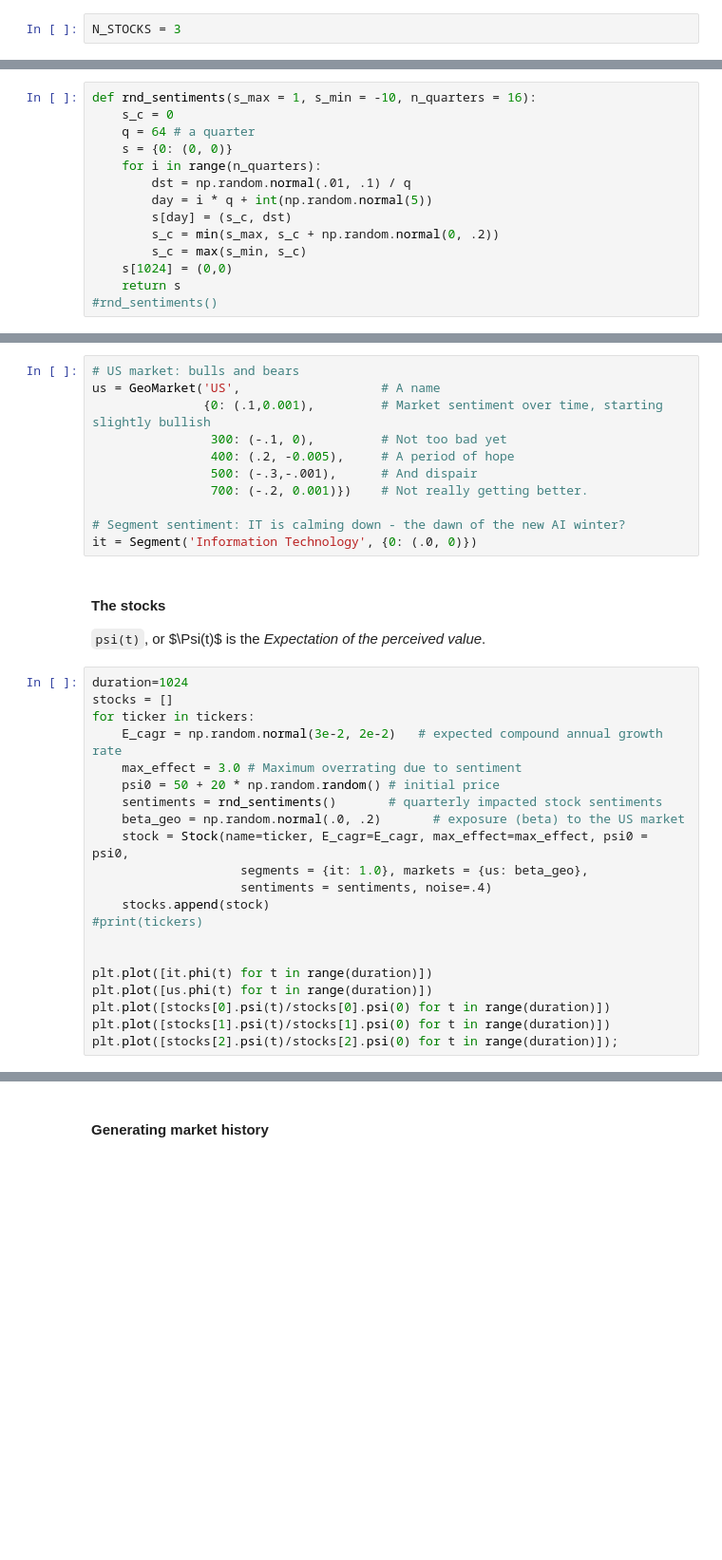
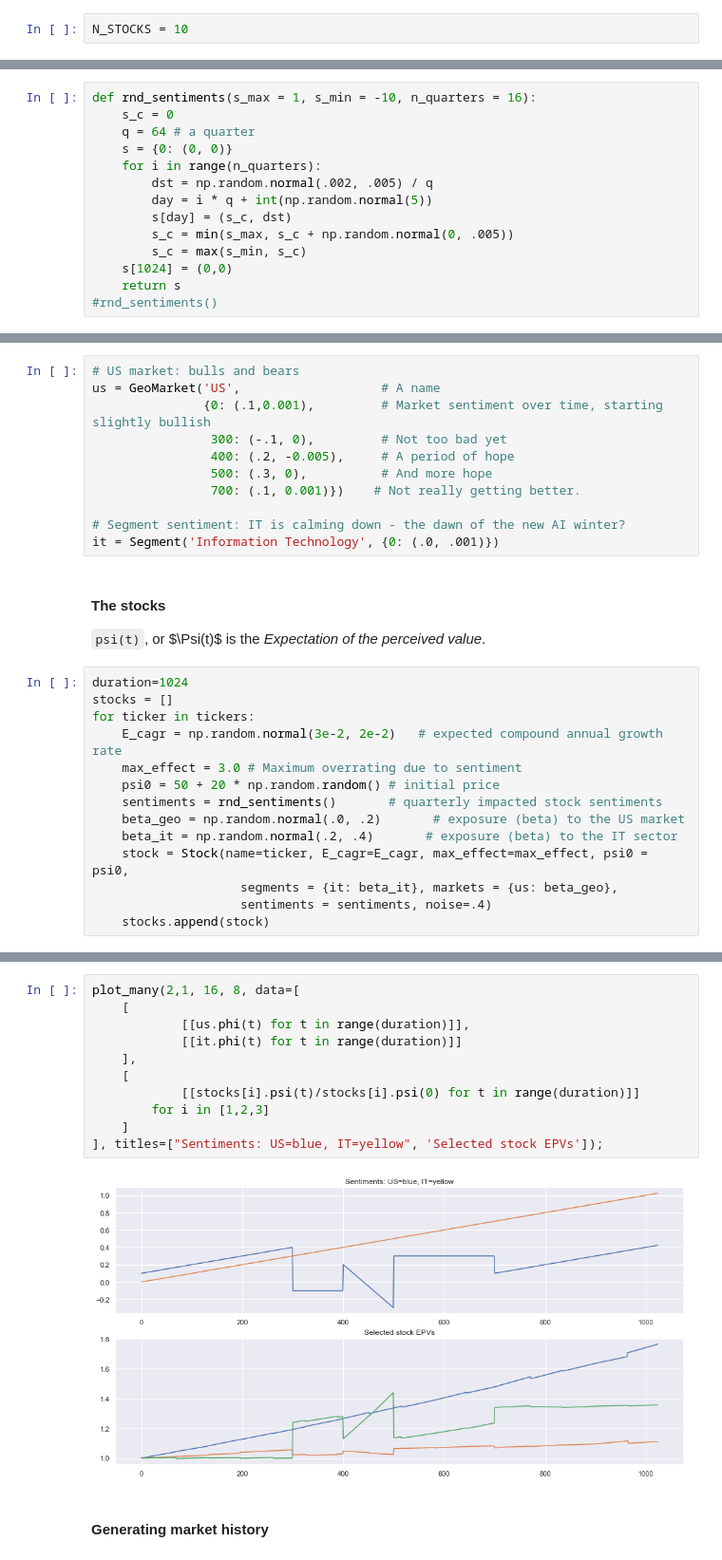
Before and after one commit to smurve/financials, a Jupyter notebook: Market_with_Inertia.ipynb, the cells around one changed output, grey strips where cells are left out. Shown: that part at 95% size. Drawn from its saved outputs; the diff is of its cells as text; blank space fills up the shorter version.

Commit message:
Now ready for first Training with static-data market

````diff
--- a/Market_with_Inertia.ipynb
+++ b/Market_with_Inertia.ipynb
@@ -18,5 +22,5 @@ from environment import TradingEnvironment
 # %%
-N_STOCKS = 3
+N_STOCKS = 10
 # %%
 tickers = list(set(["".join([chr(int(np.random.random()*26+65)) for i in range(4)])
                     for i in range(2*N_STOCKS)]))[:N_STOCKS]
@@ -37,10 +67,10 @@ def rnd_sentiments(s_max = 1, s_min = -10, n_quarters = 16):
     q = 64 # a quarter
     s = {0: (0, 0)}
     for i in range(n_quarters):
-        dst = np.random.normal(.01, .1) / q
+        dst = np.random.normal(.002, .005) / q
         day = i * q + int(np.random.normal(5))
         s[day] = (s_c, dst)
-        s_c = min(s_max, s_c + np.random.normal(0, .2))
+        s_c = min(s_max, s_c + np.random.normal(0, .005))
         s_c = max(s_min, s_c)
     s[1024] = (0,0)
     return s
@@ -53,11 +83,11 @@ us = GeoMarket('US',                   # A name
                {0: (.1,0.001),         # Market sentiment over time, starting slightly bullish
                 300: (-.1, 0),         # Not too bad yet
                 400: (.2, -0.005),     # A period of hope
-                500: (-.3,-.001),      # And dispair
-                700: (-.2, 0.001)})    # Not really getting better.
+                500: (.3, 0),          # And more hope
+                700: (.1, 0.001)})    # Not really getting better.
 
 # Segment sentiment: IT is calming down - the dawn of the new AI winter?
-it = Segment('Information Technology', {0: (.0, 0)})
+it = Segment('Information Technology', {0: (.0, .001)})
 # %% [markdown]
 #### The stocks
 ```psi(t)```, or $\Psi(t)$ is the *Expectation of the perceived value*.
@@ -70,15 +100,8 @@ for ticker in tickers:
     psi0 = 50 + 20 * np.random.random() # initial price
     sentiments = rnd_sentiments()       # quarterly impacted stock sentiments
     beta_geo = np.random.normal(.0, .2)       # exposure (beta) to the US market
+    beta_it = np.random.normal(.2, .4)       # exposure (beta) to the IT sector
     stock = Stock(name=ticker, E_cagr=E_cagr, max_effect=max_effect, psi0 = psi0,
-                    segments = {it: 1.0}, markets = {us: beta_geo},
+                    segments = {it: beta_it}, markets = {us: beta_geo},
                     sentiments = sentiments, noise=.4)
     stocks.append(stock)
-#print(tickers)
-
-
-plt.plot([it.phi(t) for t in range(duration)])
-plt.plot([us.phi(t) for t in range(duration)])
-plt.plot([stocks[0].psi(t)/stocks[0].psi(0) for t in range(duration)])
-plt.plot([stocks[1].psi(t)/stocks[1].psi(0) for t in range(duration)])
-plt.plot([stocks[2].psi(t)/stocks[2].psi(0) for t in range(duration)]);
@@ -87,2 +108,15 @@ plt.plot([stocks[2].psi(t)/stocks[2].psi(0) for t in range(duration)]);
+# %%
+plot_many(2,1, 16, 8, data=[
+    [
+            [[us.phi(t) for t in range(duration)]],
+            [[it.phi(t) for t in range(duration)]]
+    ],
+    [
+            [[stocks[i].psi(t)/stocks[i].psi(0) for t in range(duration)]]
+        for i in [1,2,3]
+    ]
+], titles=["Sentiments: US=blue, IT=yellow", 'Selected stock EPVs']);
+# %% [output]
+[figure, added]
 # %% [markdown]
 #### Generating market history
````
Also changed, not shown: parts of 22 cells of this notebook, 14 other files.
